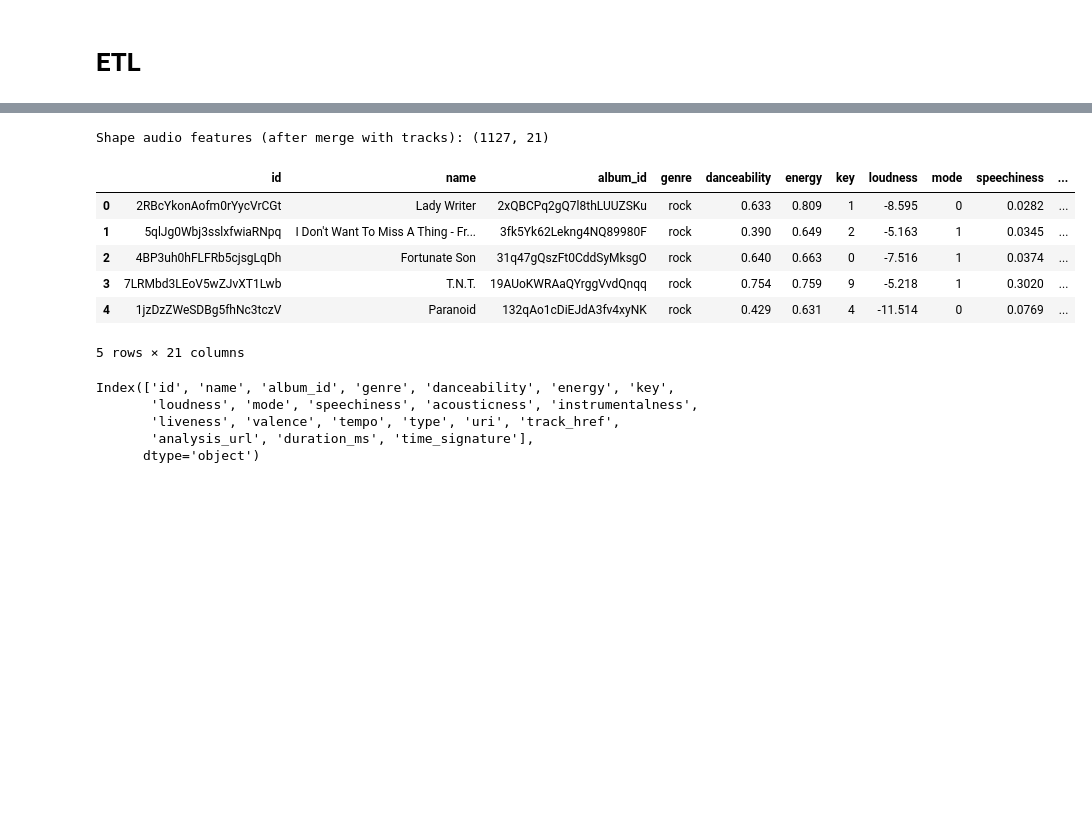
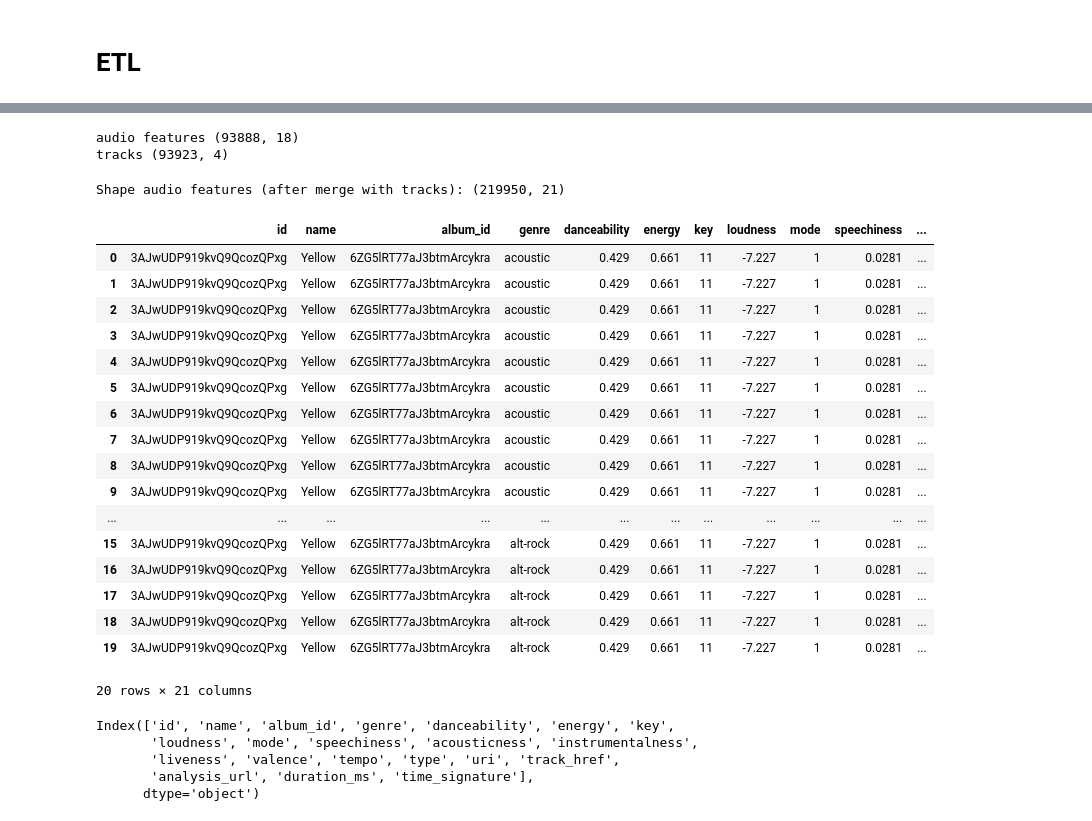
Before and after one commit to JaviCeRodriguez/IAA_tpfinal, a Jupyter notebook: ETL_Spofiy.ipynb, the cells around one changed output, grey strips where cells are left out. Drawn from its saved outputs; the diff is of its cells as text; code cells hidden in the pictures; blank space fills up the shorter version.

```diff
--- a/ETL_Spofiy.ipynb
+++ b/ETL_Spofiy.ipynb
@@ -66,15 +85,15 @@ playlists = []
 
 for genre in genres_seeds:
     # Search playlists by genre
-    playlists_data = sp.search(q=genre, type='playlist', limit=5, offset=0)
-    print(len(playlists_data))
+    print('➡️', end='')
+    playlists_data = sp.search(q=genre, type='playlist', limit=10, offset=0)
     playlists += [
         get_playlist_info(playlist, genre)
         for playlist in playlists_data['playlists']['items']
     ]
 
 df_playlists = pd.DataFrame(playlists)
-print(f'Shape playlists', df_playlists.shape)
+print(f'\nShape playlists', df_playlists.shape)
 
 # Validation of playlists with null values
 print(f'Null in id col of playlists', df_playlists["id"].isna().value_counts())
@@ -116,6 +135,6 @@ df_tracks.dropna(inplace=True)
 print('Null in id col of tracks:', df_tracks["id"].isna().value_counts())
 
 # Delete duplicates by id
-df_tracks.drop_duplicates(subset=["id"], inplace=True)
-print('Shape tracks (without duplicates):', df_tracks.shape)
+# df_tracks.drop_duplicates(subset=["id"], inplace=True)
+# print('Shape tracks (without duplicates):', df_tracks.shape)
 # %% [output]
@@ -128,0 +176,7 @@ Shape tracks (without duplicates): (1127, 4)
+# %%
+# If one track has more than one genre, we will merge them
+# Example: id 4fgJe7zBjVXvs8HxtE21Y9 has 2 genres: 'anime' and 'j-pop'
+# We will merge them into one: 'anime,j-pop'
+df_tracks = df_tracks.groupby(["id", "name", "album_id"])["genre"].apply(lambda x: ','.join(x)).reset_index()
+print('Shape tracks:', df_tracks.shape)
+df_tracks.head()
@@ -137,6 +202,9 @@ audio_features = []
 
 for n in tqdm(range(len(df_tracks) // 100 + 1)):
     df_track_pack = df_tracks.iloc[n*100:(n+1)*100]
+    if (n % 10):
+        print("Time to sleep 🌚")
+        time.sleep(10)
     audio_features_pack = sp.audio_features(tracks=list(df_track_pack['id']))
     audio_features += audio_features_pack
 
@@ -173,22 +242,39 @@ Shape audio features (without None values): (1127, 18)
+# %%
+print('audio features', df_audio_features.shape)
+print('tracks', df_tracks.shape)
+# %% [output]
+audio features (93888, 18)
+tracks (93923, 4)
 # %%
 # Merge dataframes df_tracks and df_audio_features
 df_tracks_audio_features = pd.merge(
     df_tracks,
     df_audio_features,
     on="id",
     how="inner"
 )
 print(f'Shape audio features (after merge with tracks):', df_tracks_audio_features.shape)
-df_tracks_audio_features.head()
+df_tracks_audio_features.head(20)
 # %% [output]
-Shape audio features (after merge with tracks): (1127, 21)
+Shape audio features (after merge with tracks): (219950, 21)
 |  | id | name | album_id | genre | danceability | energy | key | loudness | mode | speechiness | ... |
-| 0 | 2RBcYkonAofm0rYycVrCGt | Lady Writer | 2xQBCPq2gQ7l8thLUUZSKu | rock | 0.633 | 0.809 | 1 | -8.595 | 0 | 0.0282 | ... |
-| 1 | 5qlJg0Wbj3sslxfwiaRNpq | I Don't Want To Miss A Thing - Fr... | 3fk5Yk62Lekng4NQ89980F | rock | 0.390 | 0.649 | 2 | -5.163 | 1 | 0.0345 | ... |
-| 2 | 4BP3uh0hFLFRb5cjsgLqDh | Fortunate Son | 31q47gQszFt0CddSyMksgO | rock | 0.640 | 0.663 | 0 | -7.516 | 1 | 0.0374 | ... |
-| 3 | 7LRMbd3LEoV5wZJvXT1Lwb | T.N.T. | 19AUoKWRAaQYrggVvdQnqq | rock | 0.754 | 0.759 | 9 | -5.218 | 1 | 0.3020 | ... |
-| 4 | 1jzDzZWeSDBg5fhNc3tczV | Paranoid | 132qAo1cDiEJdA3fv4xyNK | rock | 0.429 | 0.631 | 4 | -11.514 | 0 | 0.0769 | ... |
+| 0 | 3AJwUDP919kvQ9QcozQPxg | Yellow | 6ZG5lRT77aJ3btmArcykra | acoustic | 0.429 | 0.661 | 11 | -7.227 | 1 | 0.0281 | ... |
+| 1 | 3AJwUDP919kvQ9QcozQPxg | Yellow | 6ZG5lRT77aJ3btmArcykra | acoustic | 0.429 | 0.661 | 11 | -7.227 | 1 | 0.0281 | ... |
+| 2 | 3AJwUDP919kvQ9QcozQPxg | Yellow | 6ZG5lRT77aJ3btmArcykra | acoustic | 0.429 | 0.661 | 11 | -7.227 | 1 | 0.0281 | ... |
+| 3 | 3AJwUDP919kvQ9QcozQPxg | Yellow | 6ZG5lRT77aJ3btmArcykra | acoustic | 0.429 | 0.661 | 11 | -7.227 | 1 | 0.0281 | ... |
+| 4 | 3AJwUDP919kvQ9QcozQPxg | Yellow | 6ZG5lRT77aJ3btmArcykra | acoustic | 0.429 | 0.661 | 11 | -7.227 | 1 | 0.0281 | ... |
+| 5 | 3AJwUDP919kvQ9QcozQPxg | Yellow | 6ZG5lRT77aJ3btmArcykra | acoustic | 0.429 | 0.661 | 11 | -7.227 | 1 | 0.0281 | ... |
+| 6 | 3AJwUDP919kvQ9QcozQPxg | Yellow | 6ZG5lRT77aJ3btmArcykra | acoustic | 0.429 | 0.661 | 11 | -7.227 | 1 | 0.0281 | ... |
+| 7 | 3AJwUDP919kvQ9QcozQPxg | Yellow | 6ZG5lRT77aJ3btmArcykra | acoustic | 0.429 | 0.661 | 11 | -7.227 | 1 | 0.0281 | ... |
+| 8 | 3AJwUDP919kvQ9QcozQPxg | Yellow | 6ZG5lRT77aJ3btmArcykra | acoustic | 0.429 | 0.661 | 11 | -7.227 | 1 | 0.0281 | ... |
+| 9 | 3AJwUDP919kvQ9QcozQPxg | Yellow | 6ZG5lRT77aJ3btmArcykra | acoustic | 0.429 | 0.661 | 11 | -7.227 | 1 | 0.0281 | ... |
+| ... | ... | ... | ... | ... | ... | ... | ... | ... | ... | ... | ... |
+| 15 | 3AJwUDP919kvQ9QcozQPxg | Yellow | 6ZG5lRT77aJ3btmArcykra | alt-rock | 0.429 | 0.661 | 11 | -7.227 | 1 | 0.0281 | ... |
+| 16 | 3AJwUDP919kvQ9QcozQPxg | Yellow | 6ZG5lRT77aJ3btmArcykra | alt-rock | 0.429 | 0.661 | 11 | -7.227 | 1 | 0.0281 | ... |
+| 17 | 3AJwUDP919kvQ9QcozQPxg | Yellow | 6ZG5lRT77aJ3btmArcykra | alt-rock | 0.429 | 0.661 | 11 | -7.227 | 1 | 0.0281 | ... |
+| 18 | 3AJwUDP919kvQ9QcozQPxg | Yellow | 6ZG5lRT77aJ3btmArcykra | alt-rock | 0.429 | 0.661 | 11 | -7.227 | 1 | 0.0281 | ... |
+| 19 | 3AJwUDP919kvQ9QcozQPxg | Yellow | 6ZG5lRT77aJ3btmArcykra | alt-rock | 0.429 | 0.661 | 11 | -7.227 | 1 | 0.0281 | ... |
-5 rows × 21 columns
+20 rows × 21 columns
 # %%
 # Save df_tracks_audio_features to csv
 df_tracks_audio_features.to_csv('./datasets/tracks_audio_features.csv', index=False)
```
Also changed, not shown: parts of 17 cells of this notebook, 3 other files.
